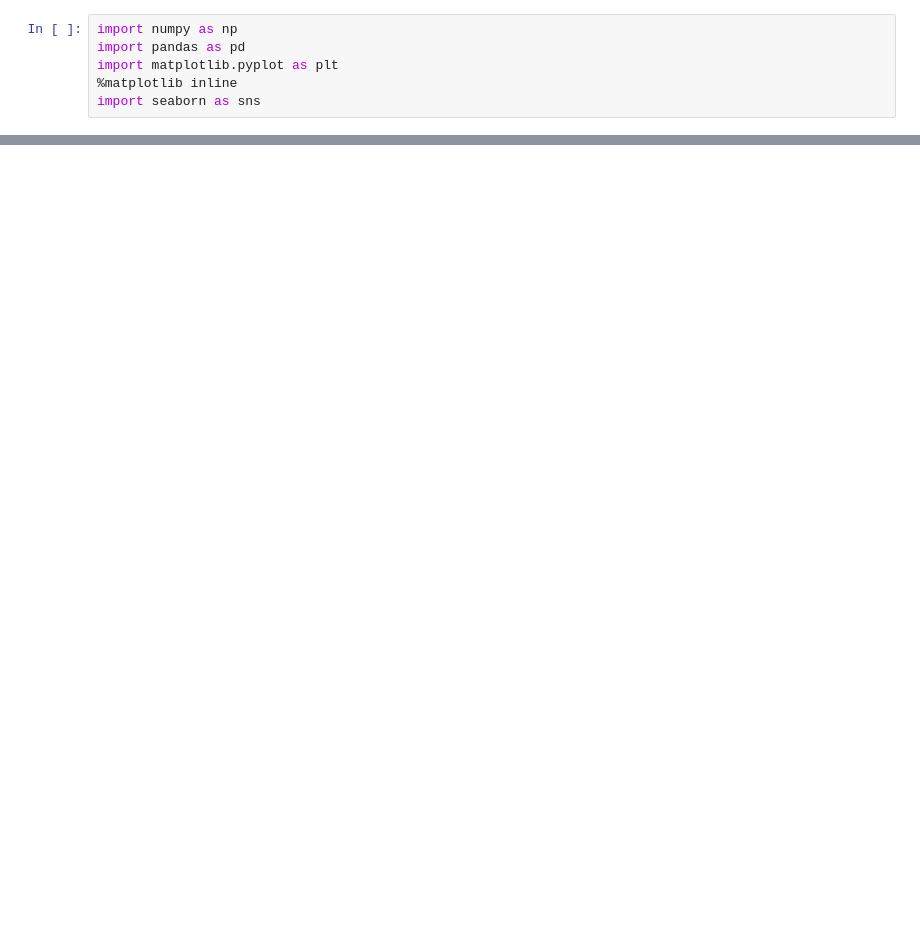
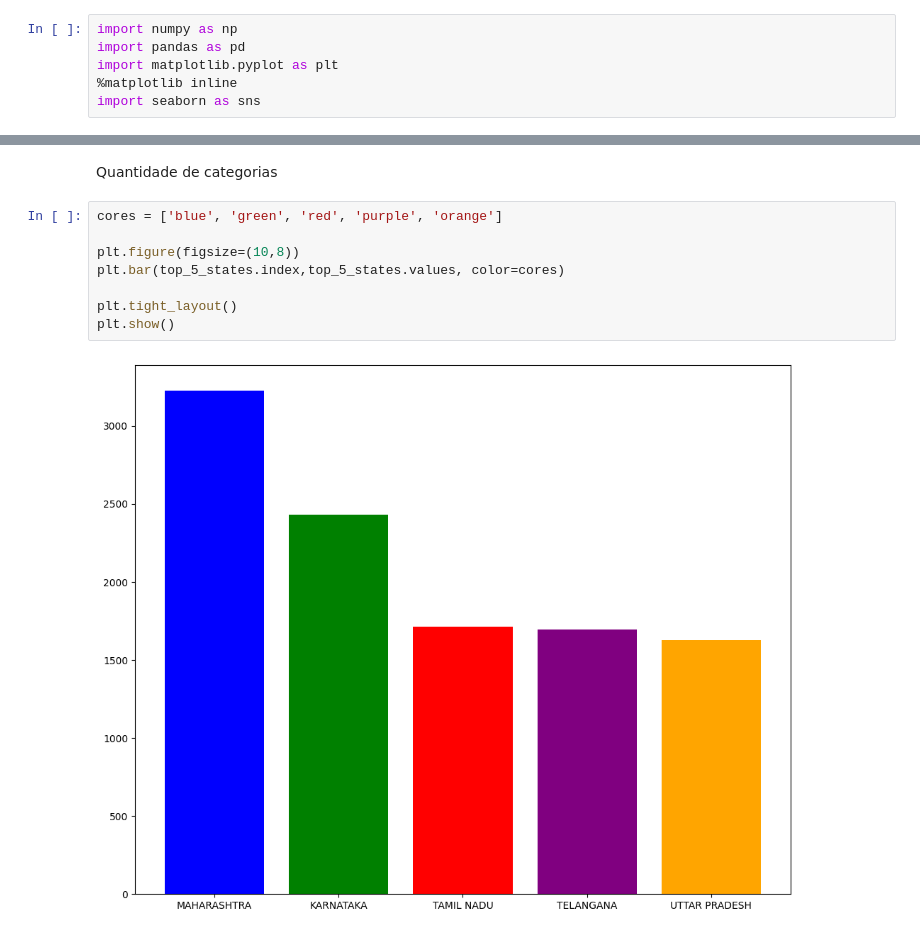
Before and after one commit to MatheusBacetic/DataAnalysis, a Jupyter notebook: dados.ipynb, the cells around one changed output, grey strips where cells are left out. Drawn from its saved outputs; the diff is of its cells as text; blank space fills up the shorter version.

```diff
--- a/dados.ipynb
+++ b/dados.ipynb
@@ -45,0 +98,12 @@ plt.show()
+# %% [markdown]
+Quantidade de categorias
+# %%
+cores = ['blue', 'green', 'red', 'purple', 'orange']
+
+plt.figure(figsize=(10,8))
+plt.bar(top_5_states.index,top_5_states.values, color=cores)
+
+plt.tight_layout()
+plt.show()
+# %% [output]
+[figure, added]
```
Also changed, not shown: parts of 15 cells of this notebook, 1 other file.
